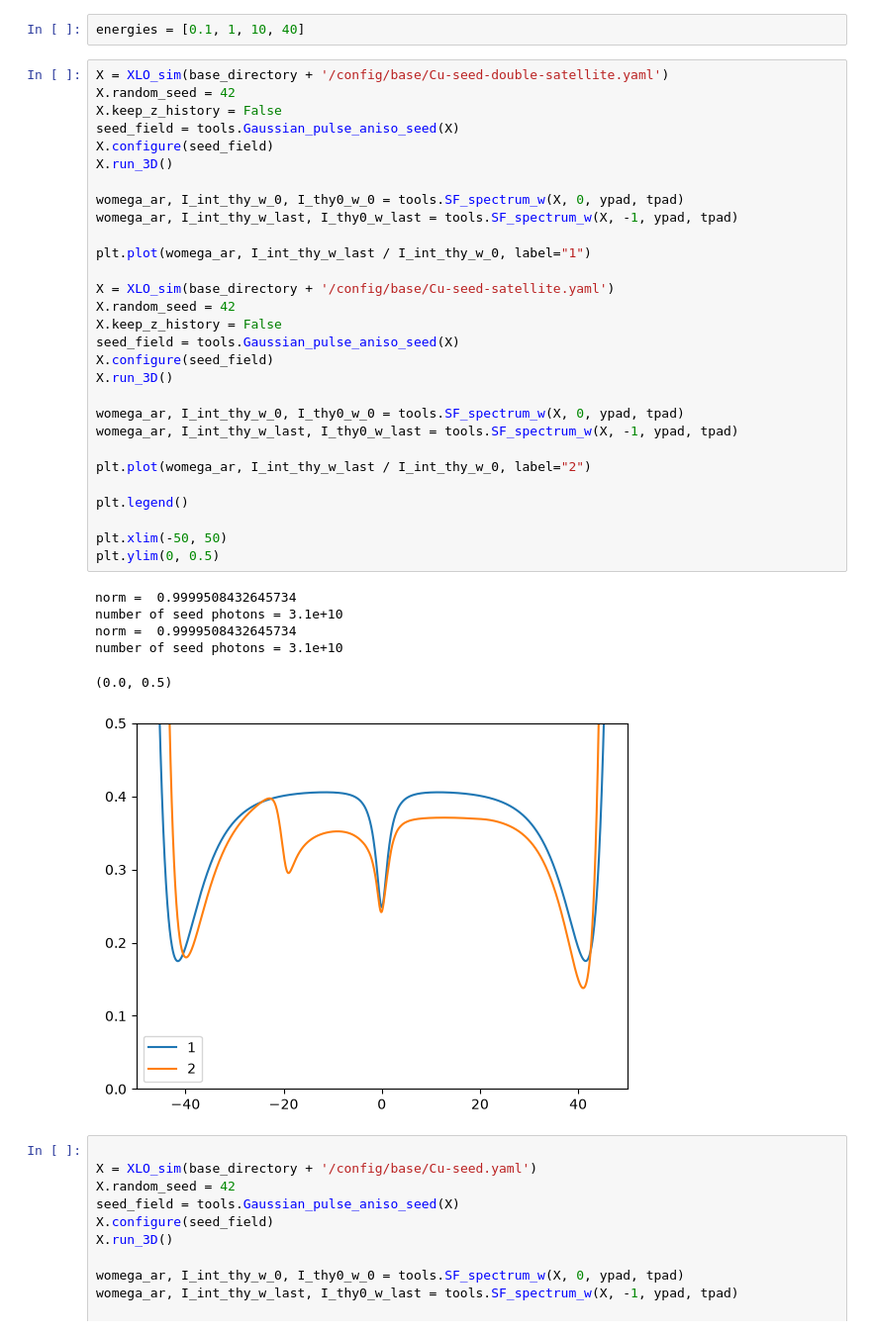
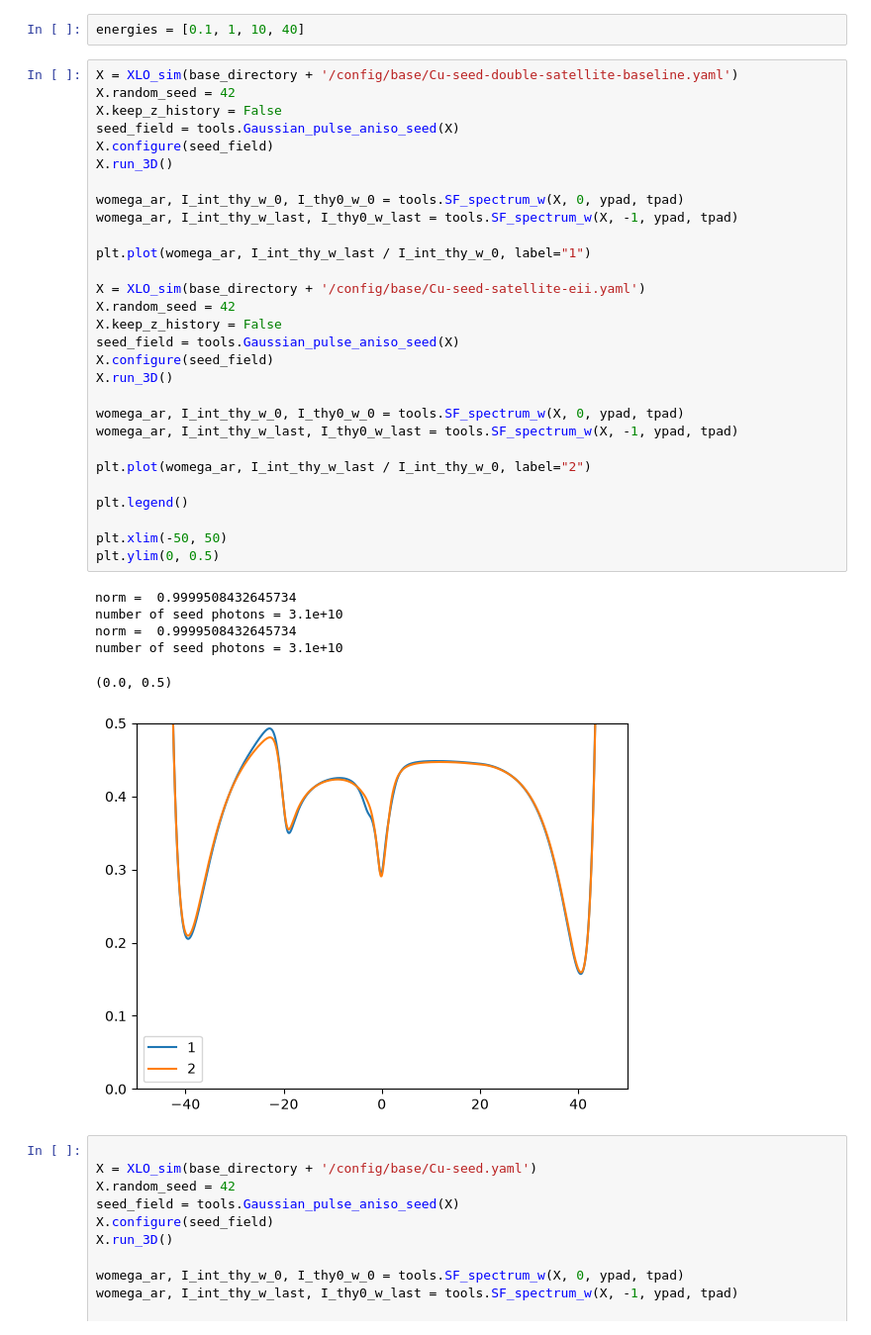
Before and after one commit to P4GAN/Cu-RSA-XFEL-Simulation, a Jupyter notebook: notebooks/monochromator.ipynb, the cells around one changed output. Shown at 99% size. Drawn from its saved outputs; the diff is of its cells as text.

Commit message:
Simplifications and fixing configs

```diff
--- a/notebooks/monochromator.ipynb
+++ b/notebooks/monochromator.ipynb
@@ -33,41 +31,41 @@ ypad = 64
 # %%
 energies = [0.1, 1, 10, 40]
 # %%
-X = XLO_sim(base_directory + '/config/base/Cu-seed-double-satellite.yaml')
+X = XLO_sim(base_directory + '/config/base/Cu-seed-double-satellite-baseline.yaml')
 X.random_seed = 42
 X.keep_z_history = False
 seed_field = tools.Gaussian_pulse_aniso_seed(X)
 X.configure(seed_field)
 X.run_3D()
 
 womega_ar, I_int_thy_w_0, I_thy0_w_0 = tools.SF_spectrum_w(X, 0, ypad, tpad)
 womega_ar, I_int_thy_w_last, I_thy0_w_last = tools.SF_spectrum_w(X, -1, ypad, tpad)
 
 plt.plot(womega_ar, I_int_thy_w_last / I_int_thy_w_0, label="1")
 
-X = XLO_sim(base_directory + '/config/base/Cu-seed-satellite.yaml')
+X = XLO_sim(base_directory + '/config/base/Cu-seed-satellite-eii.yaml')
 X.random_seed = 42
 X.keep_z_history = False
 seed_field = tools.Gaussian_pulse_aniso_seed(X)
 X.configure(seed_field)
 X.run_3D()
 
 womega_ar, I_int_thy_w_0, I_thy0_w_0 = tools.SF_spectrum_w(X, 0, ypad, tpad)
 womega_ar, I_int_thy_w_last, I_thy0_w_last = tools.SF_spectrum_w(X, -1, ypad, tpad)
 
 plt.plot(womega_ar, I_int_thy_w_last / I_int_thy_w_0, label="2")
 
 plt.legend()
 
 plt.xlim(-50, 50)
 plt.ylim(0, 0.5)
 # %% [output]
 norm =  0.9999508432645734
 number of seed photons = 3.1e+10
 norm =  0.9999508432645734
 number of seed photons = 3.1e+10
 (0.0, 0.5)
-[figure, old version]
+[figure, new version]
 # %%
 
 X = XLO_sim(base_directory + '/config/base/Cu-seed.yaml')
```
Also changed, not shown: parts of 1 cell of this notebook, 15 other files.
